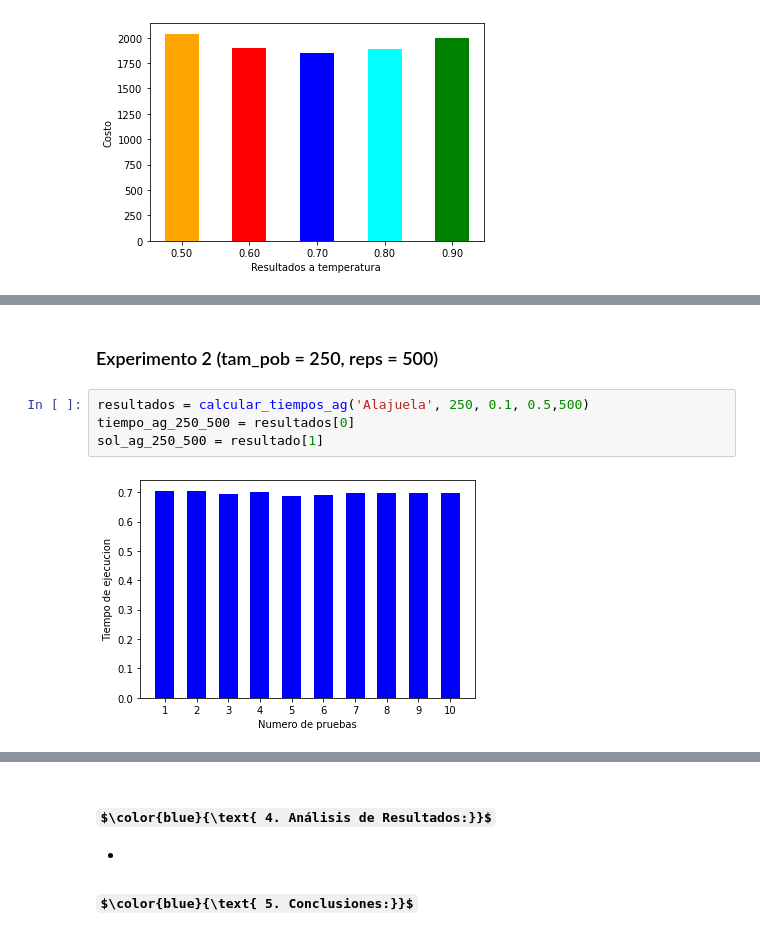
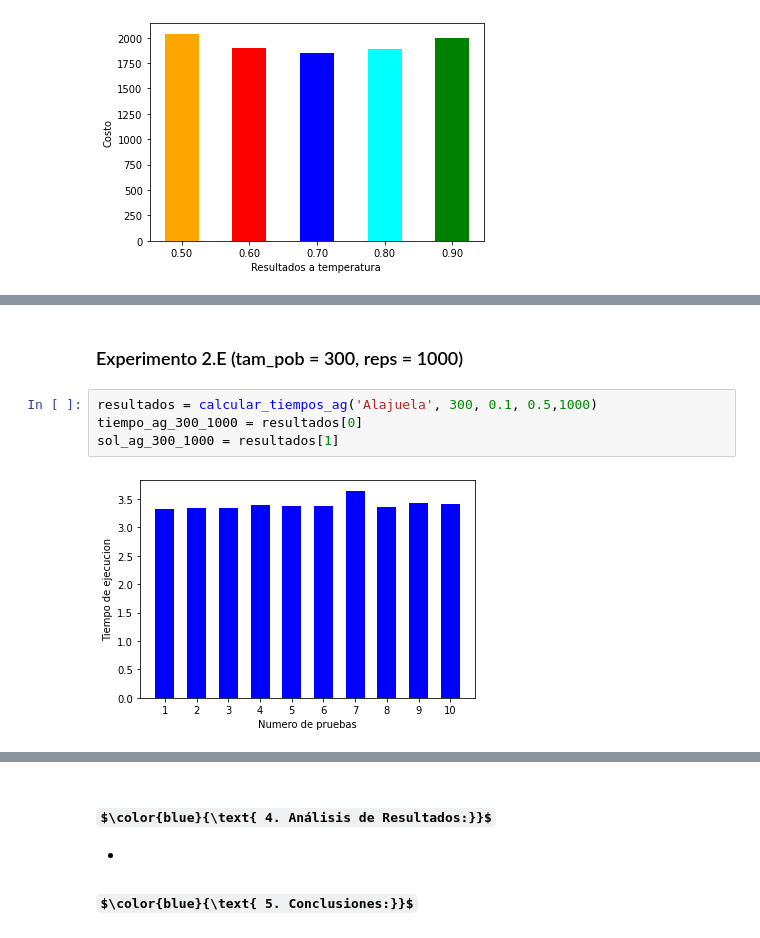
Before and after one commit to IC-3002/ic-3002-2020ii-p2-pseint, a Jupyter notebook: Cuaderno_Proyecto2.ipynb, the cells around one changed output, grey strips where cells are left out. Saved outputs shown, nothing was run; the diff lists cells and outputs as text; some formulas as TeX source.

```diff
--- a/Cuaderno_Proyecto2.ipynb
+++ b/Cuaderno_Proyecto2.ipynb
@@ -422,8 +428,8 @@ sol_ag_50_500 = resultado[1]
 # %% [markdown]
-### Experimento 2 (tam_pob = 250, reps = 500)
+### Experimento 2.E (tam_pob = 300, reps = 1000)
 # %%
-resultados = calcular_tiempos_ag('Alajuela', 250, 0.1, 0.5,500)
-tiempo_ag_250_500 = resultados[0]
-sol_ag_250_500 = resultado[1]
+resultados = calcular_tiempos_ag('Alajuela', 300, 0.1, 0.5,1000)
+tiempo_ag_300_1000 = resultados[0]
+sol_ag_300_1000 = resultados[1]
 # %% [output]
-[figure, old version]
+[figure, new version]
```
Also changed, not shown: parts of 34 cells of this notebook, 1 other file.
